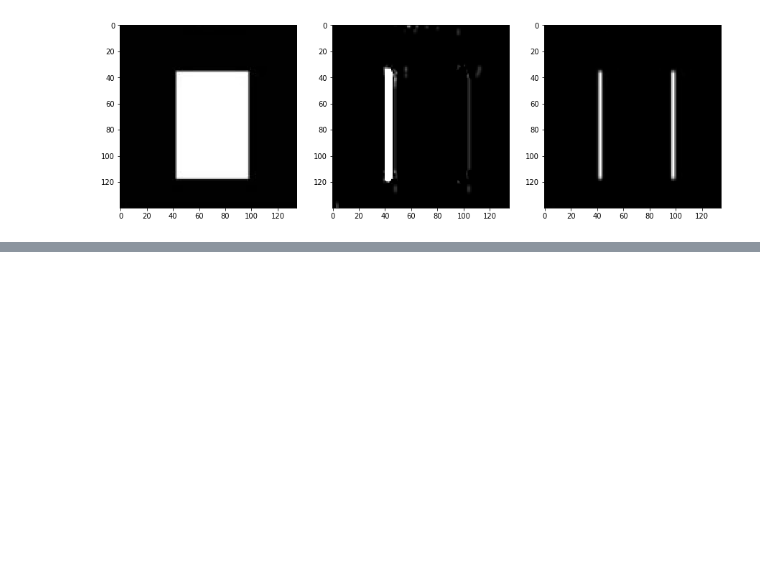
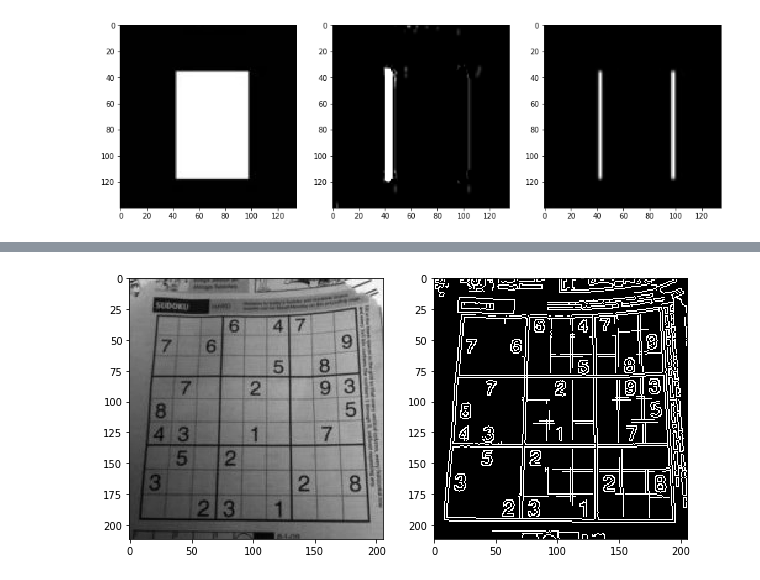
Before and after one commit to yexxyy/jupyter_notebook, a Jupyter notebook: library_learn/opencv-3.3 Image Processing in OpenCV ( Image Gradients and Canny Edge Detection).ipynb, the cells around one changed output, grey strips where cells are left out. Cells and saved outputs as stored; diff of their text form; code cells hidden in the pictures; blank space fills up the shorter version.

```diff
--- a/library_learn/opencv-3.3 Image Processing in OpenCV ( Image Gradients and Canny Edge Detection).ipynb
+++ b/library_learn/opencv-3.3 Image Processing in OpenCV ( Image Gradients and Canny Edge Detection).ipynb
@@ -65,0 +73,10 @@ cv2.Canny()
+# %%
+import cv2
+import numpy as np
+from matplotlib import pyplot as plt
+
+img = cv2.imread('images/gradients.jpg',0)
+edges = cv2.Canny(img,100,200)
+tools.show_bgr(img,edges)
+# %% [output]
+[figure, added]
```
Also changed, not shown: parts of 1 cell of this notebook, 1 other file.
